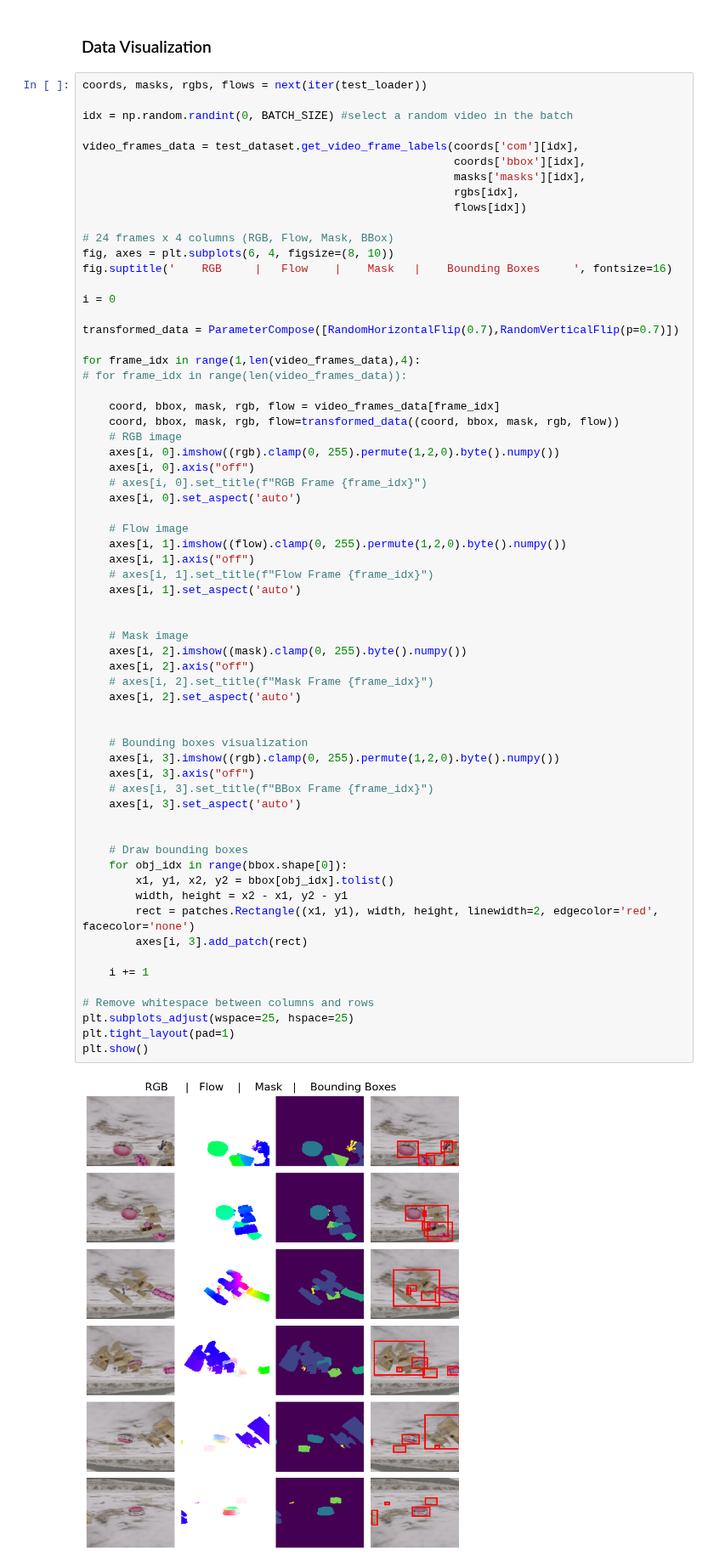
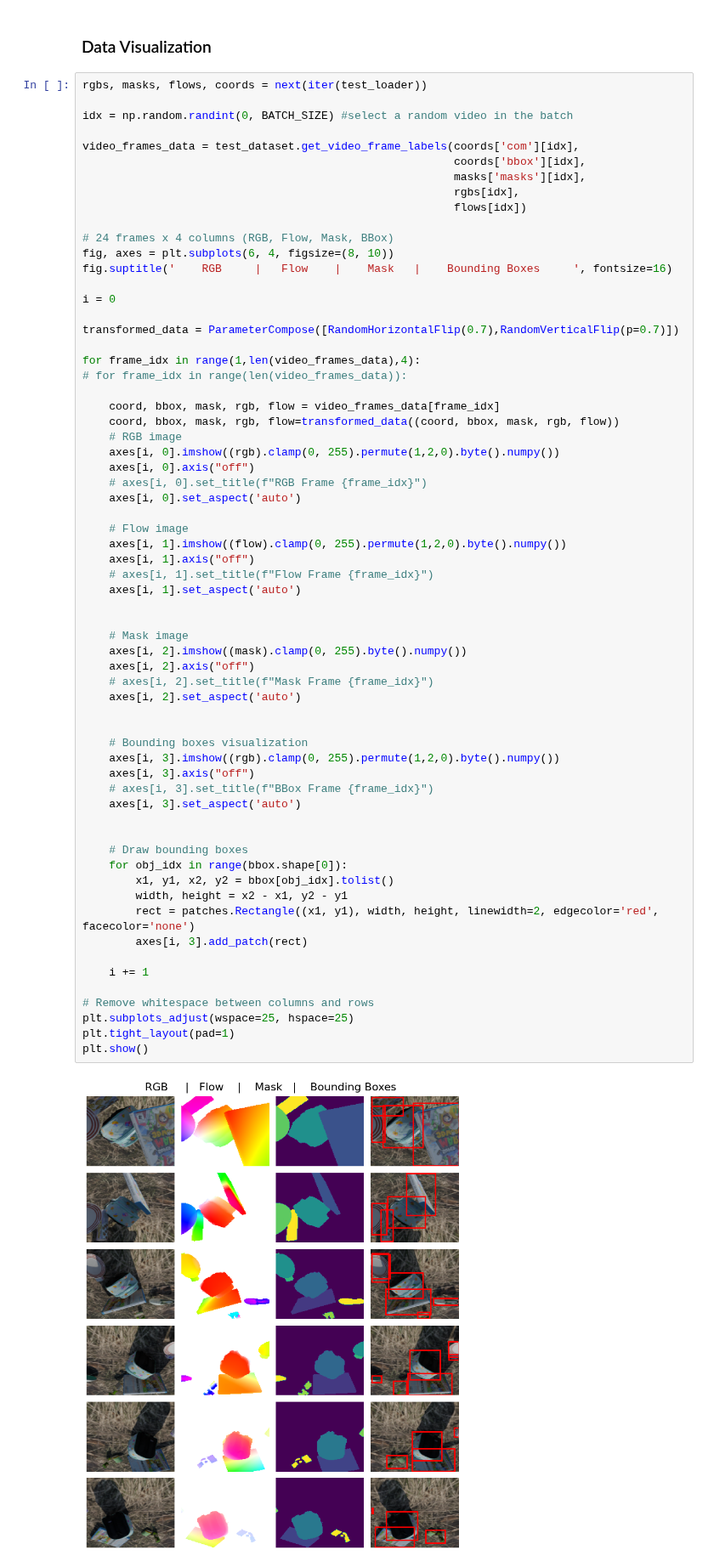
Before and after one commit to Cuda-Vision-Lab/CudaVisionSS2025, a Jupyter notebook: src/CourseProject/src/dataloader.ipynb, the cells around one changed output. Shown at 85% size. Cells and saved outputs as stored; diff of their text form.

```diff
--- a/src/CourseProject/src/dataloader.ipynb
+++ b/src/CourseProject/src/dataloader.ipynb
@@ -92,7 +92,7 @@ Shape of coord['bbox']: torch.Size([24, 11, 4])
 # %% [markdown]
 ### Data Visualization
 # %%
-coords, masks, rgbs, flows = next(iter(test_loader))
+rgbs, masks, flows, coords = next(iter(test_loader))
 
 idx = np.random.randint(0, BATCH_SIZE) #select a random video in the batch
 
@@ -129,34 +129,34 @@ for frame_idx in range(1,len(video_frames_data),4):
 
 
     # Mask image
     axes[i, 2].imshow((mask).clamp(0, 255).byte().numpy())
     axes[i, 2].axis("off")
     # axes[i, 2].set_title(f"Mask Frame {frame_idx}")
     axes[i, 2].set_aspect('auto')
 
 
     # Bounding boxes visualization
     axes[i, 3].imshow((rgb).clamp(0, 255).permute(1,2,0).byte().numpy())
     axes[i, 3].axis("off")
     # axes[i, 3].set_title(f"BBox Frame {frame_idx}")
     axes[i, 3].set_aspect('auto')
 
 
     # Draw bounding boxes
     for obj_idx in range(bbox.shape[0]):
         x1, y1, x2, y2 = bbox[obj_idx].tolist()
         width, height = x2 - x1, y2 - y1
         rect = patches.Rectangle((x1, y1), width, height, linewidth=2, edgecolor='red', facecolor='none')
         axes[i, 3].add_patch(rect)
 
     i += 1
 
 # Remove whitespace between columns and rows
 plt.subplots_adjust(wspace=25, hspace=25)
 plt.tight_layout(pad=1)
 plt.show()
 # %% [output]
-[figure, old version]
+[figure, new version]
 # %%
 ## Verifying the dataloader
 for batch in test_loader:
```
Also changed, not shown: parts of 11 cells of this notebook.
